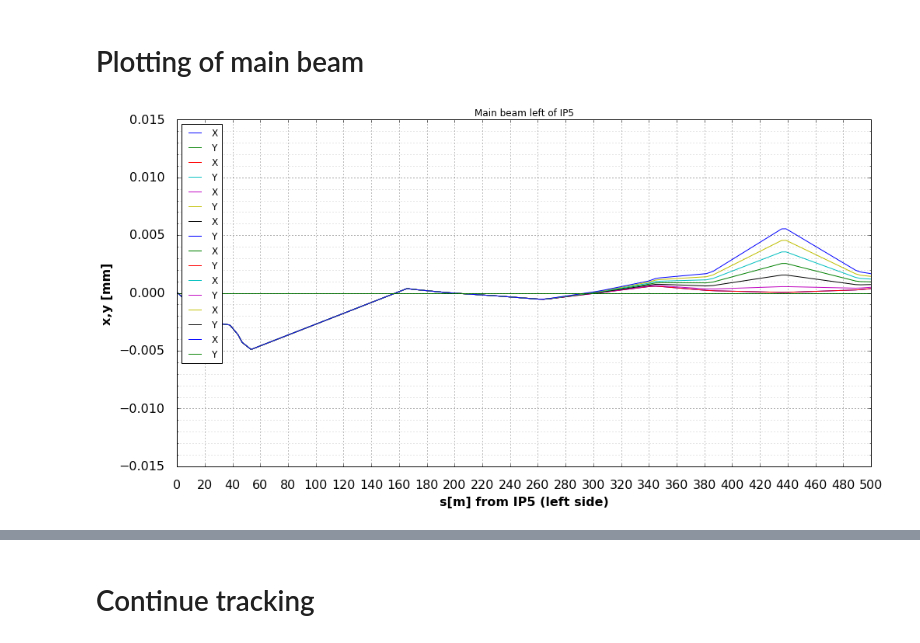
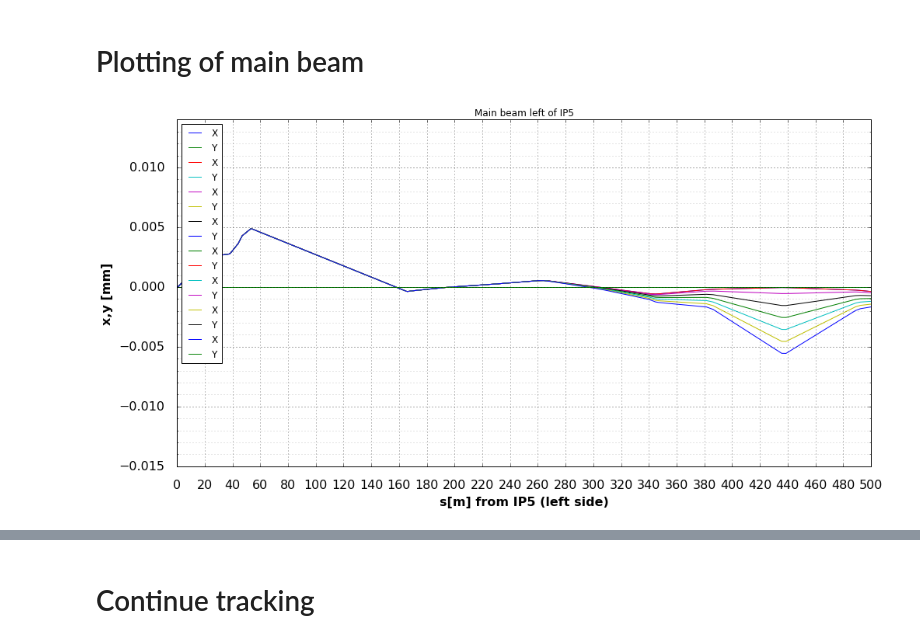
Before and after one commit to TMsangohan/Python_Tracking_Sec_Beams, a Jupyter notebook: BFPPTracking-IP5.ipynb, the cells around one changed output, grey strips where cells are left out. Cells and saved outputs as stored; diff of their text form; code cells hidden in the pictures.

```diff
--- a/BFPPTracking-IP5.ipynb
+++ b/BFPPTracking-IP5.ipynb
@@ -413,29 +413,31 @@ print s2-s1
 # %%
 flist = [fn[0] for fn in [basetwissfilelist[i] for i in range(len(basetwissfilelist))]]
 
 basedflist = [pd.read_csv(fn.lower(),
                 skiprows=range(47),
                          delim_whitespace=True,
                          names =madxmodule.MADtwissColumns["LHCTwiss"])
               for fn in flist]
 
 %matplotlib inline
 df2 = basedflist[0].set_index('S')[['X','Y']]
+df2['X'] = -df2['X']
 ax = df2.plot(figsize=(16,8),grid=True,xticks=range(0,540,20))
 for df in basedflist:
+    df['X']=-df['X']
     df2 = df.set_index('S')[['X','Y']]
     df2.plot(figsize=(16,8),grid=True,xticks=range(0,540,20),ax=ax)
     plt.xlim(0,500)
     plt.xlabel('s[m] from IP5 (left side)')
     plt.ylabel('x,y [mm]')
     plt.title('Main beam left of IP5')
 plt.legend(loc=2)
 
 minor_ticks = np.arange(-0.015,0.015,0.001)
 ax.set_yticks(minor_ticks,minor=True)
 ax.grid(which='minor',alpha=0.4)
 
 plt.savefig('BFPP_IP5_left_mainbeam_errmql11l5.png',format='png')
 plt.show()
 # %% [output]
-[figure, old version]
+[figure, new version]
```
Also changed, not shown: parts of 6 cells of this notebook.
